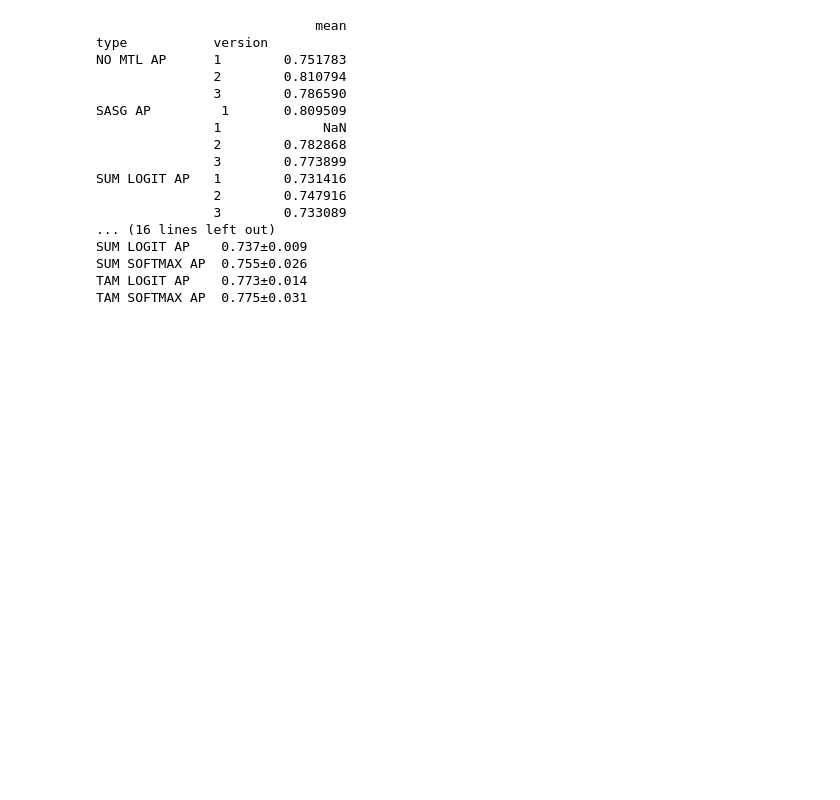
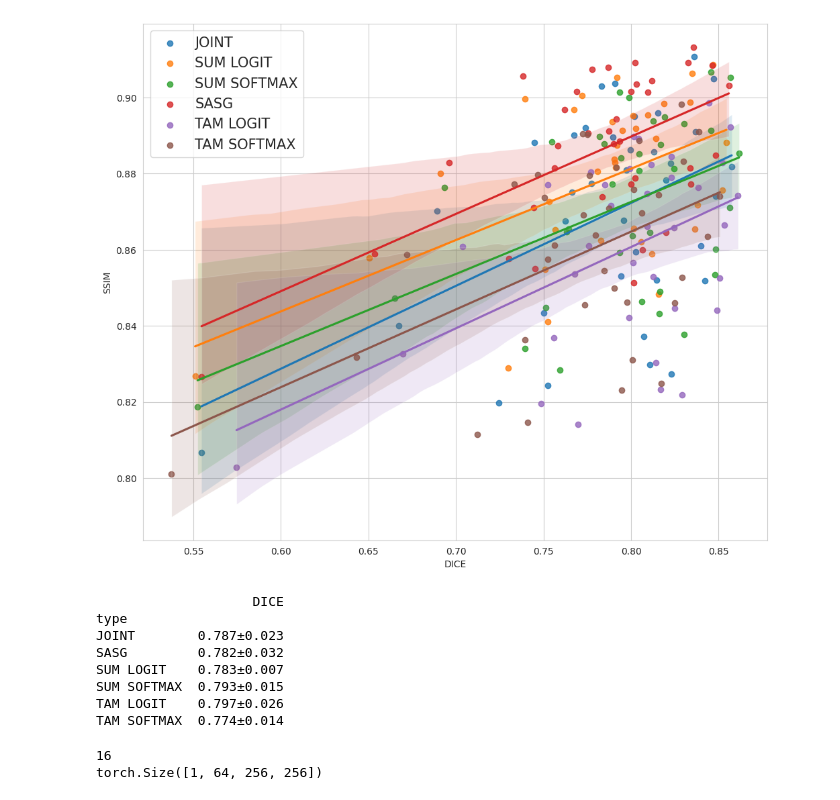
Before and after one commit to TimPaquaij/atommic, a Jupyter notebook: projects/MTL/rs/SKMTEA/Visualize_Uncertainty.ipynb, the cells around one changed output. Saved outputs shown, nothing was run; the diff lists cells and outputs as text; code cells hidden in the pictures; blank space fills up the shorter version.

```diff
--- a/projects/MTL/rs/SKMTEA/Visualize_Uncertainty.ipynb
+++ b/projects/MTL/rs/SKMTEA/Visualize_Uncertainty.ipynb
@@ -385,3 +617,23 @@ TypeError: agg function failed [how->mean,dtype->object]
+# %%
+data_1 = dataframe.groupby(['type','echo','id'])['SSIM'].agg(['mean']).reset_index()
+data_1 =data_1.loc[np.isin(data_1['echo'], ['1'])]
+data_2= dataframe.groupby(['type','id'])['DICE'].agg(['mean']).reset_index()
+data_2 =data_2.rename(columns={"mean":"DICE"})
+data_1 =data_1.merge(data_2,how='inner',on=['type','id'])
+#data_1 =data_1.loc[np.isin(data_1['id'], ['MTR_052','MTR_066','MTR_120','MTR_196','MTR_227'])]
+
+fig, ax = plt.subplots(1,1,figsize=(12,10))
+sns.regplot(data=data_1.loc[data_1['type'] == "JOINT"],x='DICE',y='mean',ax=ax,label='JOINT')
+sns.regplot(data=data_1.loc[data_1['type'] == "SUM LOGIT"],x='DICE',y='mean',ax=ax,label='SUM LOGIT')
+sns.regplot(data=data_1.loc[data_1['type'] == "SUM SOFTMAX"],x='DICE',y='mean',ax=ax,label='SUM SOFTMAX')
+sns.regplot(data=data_1.loc[data_1['type'] == "SASG"],x='DICE',y='mean',ax=ax,label='SASG')
+sns.regplot(data=data_1.loc[data_1['type'] == "TAM LOGIT"],x='DICE',y='mean',ax=ax,label='TAM LOGIT')
+sns.regplot(data=data_1.loc[data_1['type'] == "TAM SOFTMAX"],x='DICE',y='mean',ax=ax,label='TAM SOFTMAX')
+plt.legend(loc=2,fontsize=15)
+ax.set_ylabel('SSIM')
+plt.savefig("/scratch/tmpaquaij/Figures/SSIM_score_type_all_patients")
+# %% [output]
+[figure, added]
 # %%
 SSIM = dataframe.groupby(['type','echo','version'])['SSIM'].agg(['mean']) #determine mean score over all the test subjects
 SSIM = SSIM.groupby(['type','echo'])['mean'].agg(['mean','std']).round(3)
@@ -399,8 +651,8 @@ VSI = dataframe.groupby(['type','echo','version'])['VSI'].agg(['mean'])
 VSI = VSI.groupby(['type','echo'])['mean'].agg(['mean','std']).round(3)
 VSI = pd.DataFrame(VSI['mean'].astype(str) + u"\u00B1"+ VSI['std'].astype(str),columns=['VSI'])
 
-DICE = dataframe.groupby(['type','version'])['DICE'].agg(['mean'])
-print(DICE)
+DICE = dataframe[pd.notna(dataframe['DICE'])]
+DICE = DICE.groupby(['type','version'])['DICE'].agg(['mean'])
 DICE = DICE.groupby(['type'])['mean'].agg(['mean','std']).round(3)
 DICE = pd.DataFrame(DICE['mean'].astype(str) + u"\u00B1"+ DICE['std'].astype(str),columns=['DICE'])
 
@@ -439,32 +691,40 @@ FC = pd.DataFrame(FC['mean'].astype(str) + u"\u00B1"+ FC['std'].astype(str),colu
 
 
 
-dataframe_rec =pd.concat([SSIM,PSNR,HAARPSI,VSI],axis=1)
-dataframe_seg =pd.concat([DICE,IOU,F1,HD95,ASSD],axis=1)
+dataframe_rec =pd.concat([SSIM,PSNR,HAARPSI],axis=1)
+dataframe_seg =pd.concat([DICE,HD95,ASSD],axis=1)
 dataframe_T2 =pd.concat([MEN,TC,PC,FC],axis=1)
-print(DICE)
 with pd.ExcelWriter("/data/projects/utwente/recon/SKM-TEA/v1-release/predictions/MTLRS_SENSE/predictions_8x/results_table_deep_std.xlsx") as writer:
     dataframe_rec.to_excel(writer,sheet_name='Reconstruction')
     dataframe_seg.to_excel(writer,sheet_name='Segmentation')
     dataframe_T2.to_excel(writer,sheet_name='T2 Quantification')
 # %% [output]
-                            mean
-type           version
-NO MTL AP      1        0.751783
-               2        0.810794
-               3        0.786590
-SASG AP         1       0.809509
-               1             NaN
-               2        0.782868
-               3        0.773899
-SUM LOGIT AP   1        0.731416
-               2        0.747916
-               3        0.733089
-... (16 lines left out)
-SUM LOGIT AP    0.737±0.009
-SUM SOFTMAX AP  0.755±0.026
-TAM LOGIT AP    0.773±0.014
-TAM SOFTMAX AP  0.775±0.031
+                    DICE
+type
+JOINT        0.787±0.023
+SASG         0.782±0.032
+SUM LOGIT    0.783±0.007
+SUM SOFTMAX  0.793±0.015
+TAM LOGIT    0.797±0.026
+TAM SOFTMAX  0.774±0.014
+# %%
+import torch
+init_reconstruction_pred = torch.ones((1,256,256))
+pred_segmentation = torch.ones((1,5,256,256))
+segmentation_module_output_channels =5
+f=64
+coil_dim =1
+a = 64// (5-1)
+print(a)
+test = torch.cat(
+                        [torch.abs(init_reconstruction_pred.unsqueeze(coil_dim)) * pred_segmentation[...,1:,:,:]]
+                        * (f // (segmentation_module_output_channels-1)),
+                        dim=coil_dim,
+                    )
+print(test.shape)
+# %% [output]
+16
+torch.Size([1, 64, 256, 256])
 # %%
 SSIM = dataframe.groupby(['type','echo','id'])['SSIM'].agg(['mean']) #determine mean score over all the test subjects
 SSIM = SSIM.groupby(['type','echo'])['mean'].agg(['mean','std']).round(3)
```
Also changed, not shown: parts of 13 cells of this notebook, 15 other files.
